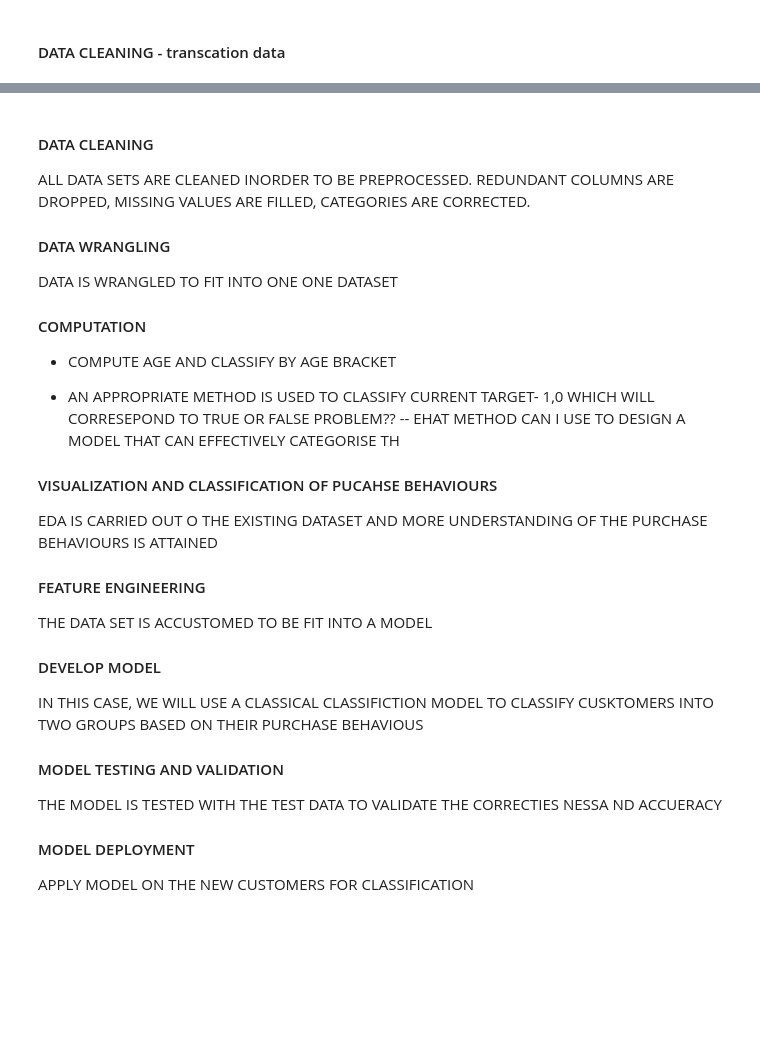
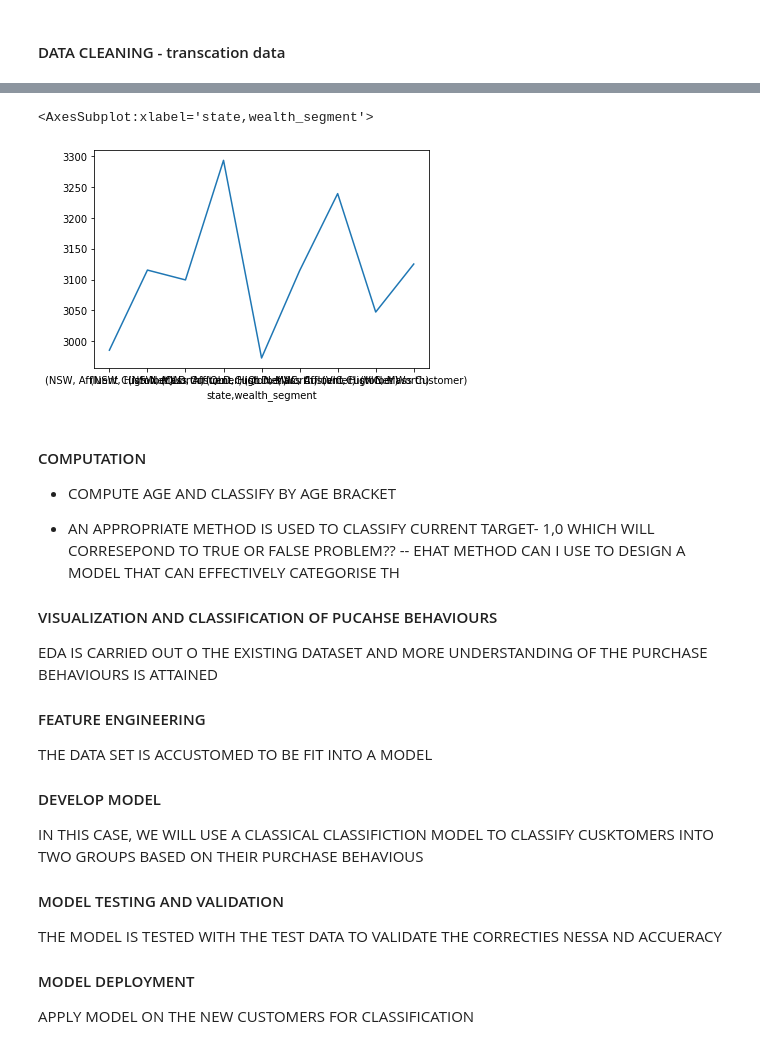
Before and after one commit to gilbertxvictor/Portfolio, a Jupyter notebook: KPMG/TASK 2/TASK2.ipynb, the cells around one changed output, grey strips where cells are left out. Drawn from its saved outputs; the diff is of its cells as text; code cells hidden in the pictures; blank space fills up the shorter version.

Commit message:
Data exploration begin here

```diff
--- a/KPMG/TASK 2/TASK2.ipynb
+++ b/KPMG/TASK 2/TASK2.ipynb
@@ -236,11 +277,9 @@ transcMetrics = trans_cleaned.groupby('customer_id').agg({'profit' : ['sum', 'me
+# %%
+a1['profit_per_customer'].plot()
+# %% [output]
+<AxesSubplot:xlabel='state,wealth_segment'>
+[figure, added]
 # %% [markdown]
-#### DATA CLEANING
-ALL DATA SETS ARE CLEANED INORDER TO BE PREPROCESSED.
-REDUNDANT COLUMNS ARE DROPPED, MISSING VALUES ARE FILLED, CATEGORIES ARE CORRECTED.
-
-#### DATA WRANGLING
-DATA IS WRANGLED TO FIT INTO ONE ONE DATASET
-
 #### COMPUTATION
 - COMPUTE AGE AND CLASSIFY BY AGE BRACKET
 
```
Also changed, not shown: parts of 11 cells of this notebook.
